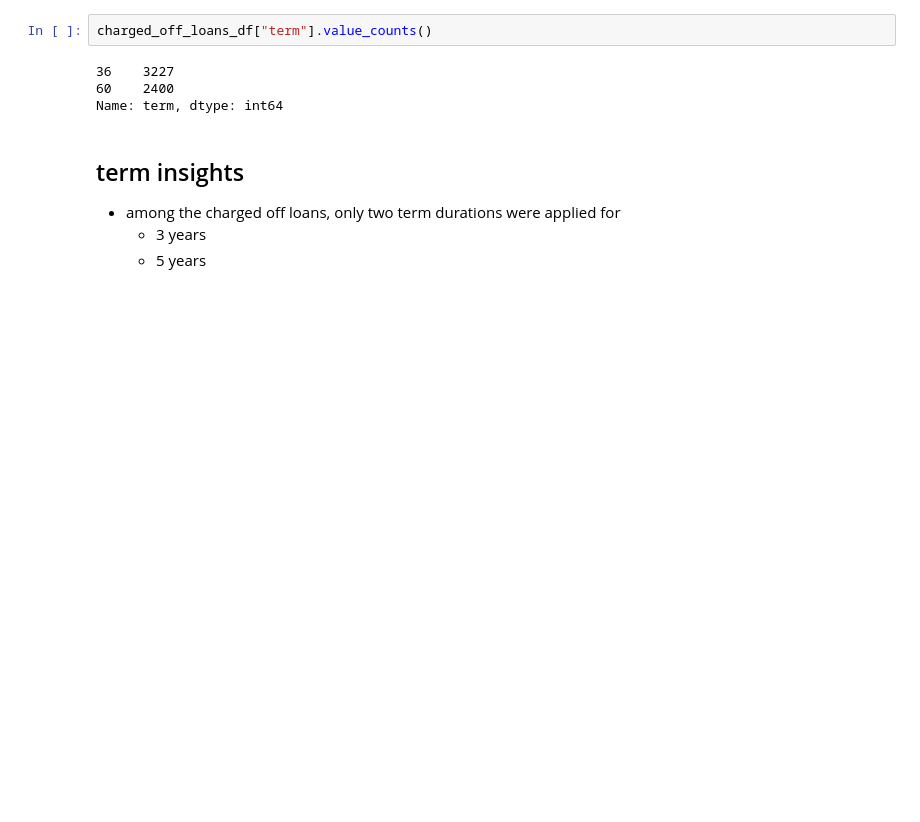
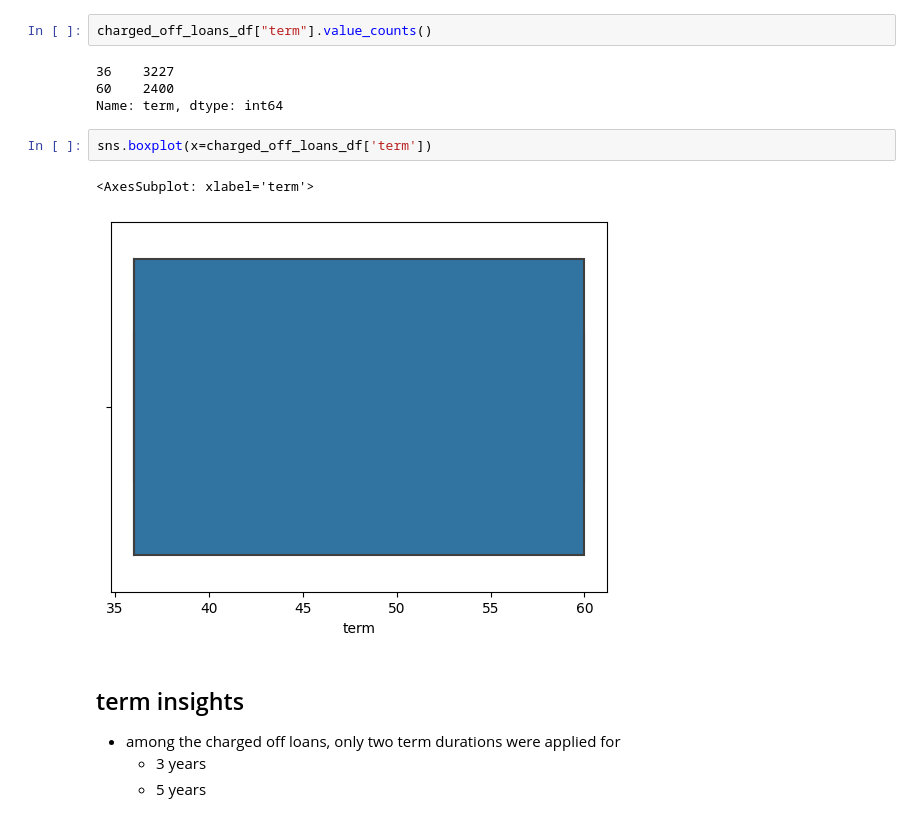
Before and after one commit to udaykirankavaturu/lending-club-case-study, a Jupyter notebook: uday_kiran_kavaturu.ipynb, the cells around one changed output. Cells and saved outputs as stored; diff of their text form; blank space fills up the shorter version.

```diff
--- a/uday_kiran_kavaturu.ipynb
+++ b/uday_kiran_kavaturu.ipynb
@@ -253,6 +274,11 @@ charged_off_loans_df["term"].value_counts()
 36    3227
 60    2400
 Name: term, dtype: int64
+# %%
+sns.boxplot(x=charged_off_loans_df['term'])
+# %% [output]
+<AxesSubplot: xlabel='term'>
+[figure, added]
 # %% [markdown]
 ## term insights
 - among the charged off loans, only two term durations were applied for
```
Also changed, not shown: parts of 46 cells of this notebook.
